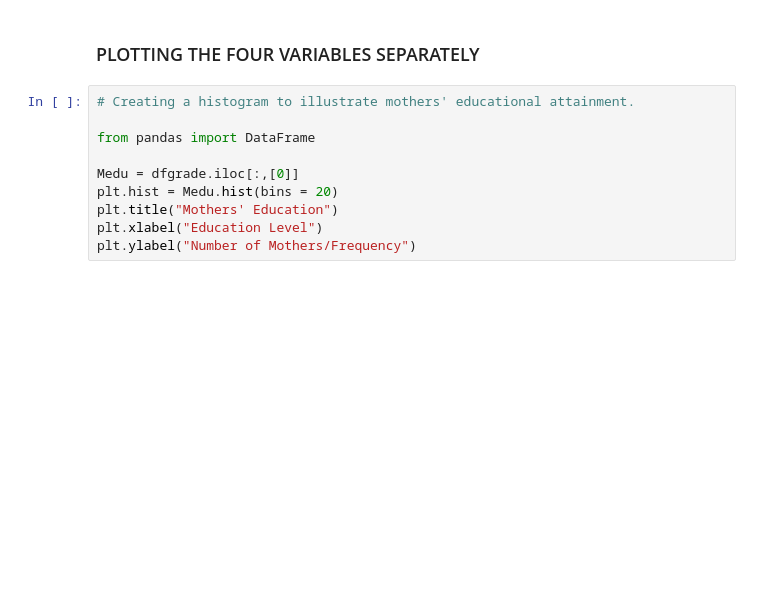
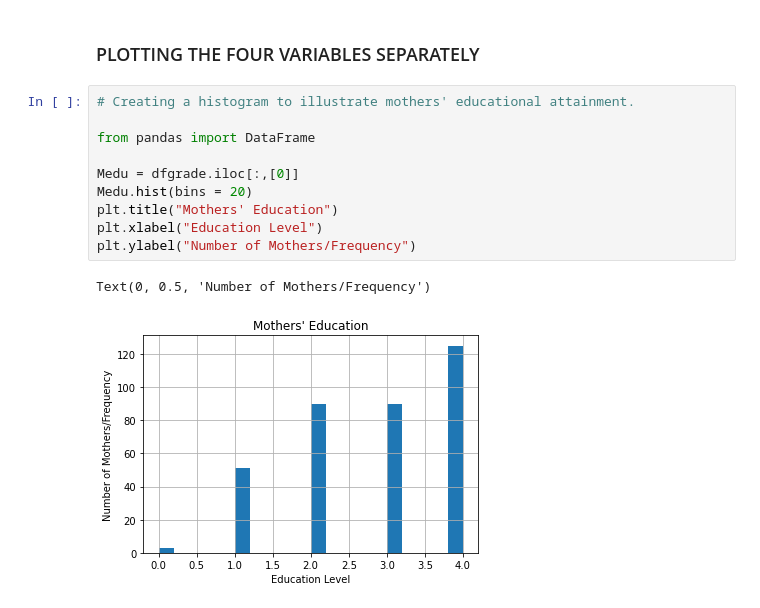
Before and after one commit to mobm65/Educational-Attainment---PDA-Project, a Jupyter notebook: PDA Project.ipynb, the cells around one changed output. Saved outputs shown, nothing was run; the diff lists cells and outputs as text; blank space fills up the shorter version.

```diff
--- a/PDA Project.ipynb
+++ b/PDA Project.ipynb
@@ -251,13 +414,16 @@ sns.distplot( dfgrade["absences"] , color="teal", ax=axes[1, 1])
 # %%
 # Creating a histogram to illustrate mothers' educational attainment.
 
 from pandas import DataFrame
 
 Medu = dfgrade.iloc[:,[0]]
-plt.hist = Medu.hist(bins = 20)
+Medu.hist(bins = 20)
 plt.title("Mothers' Education")
 plt.xlabel("Education Level")
 plt.ylabel("Number of Mothers/Frequency")
+# %% [output]
+Text(0, 0.5, 'Number of Mothers/Frequency')
+[figure, added]
 # %%
 # Creating a histogram to illustrate fathers' educational attainment.
 from pandas import DataFrame
```
Also changed, not shown: parts of 52 cells of this notebook.
